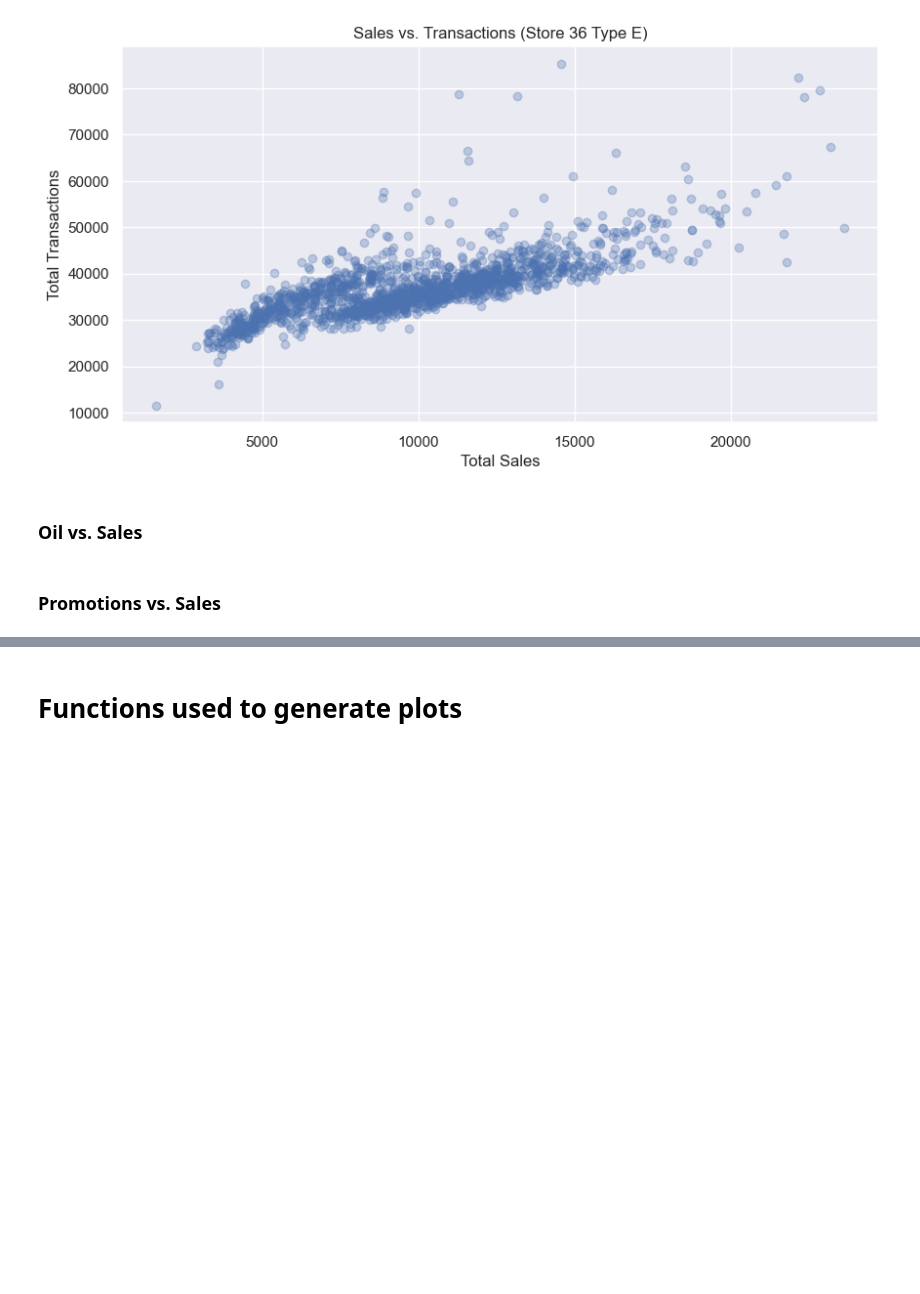
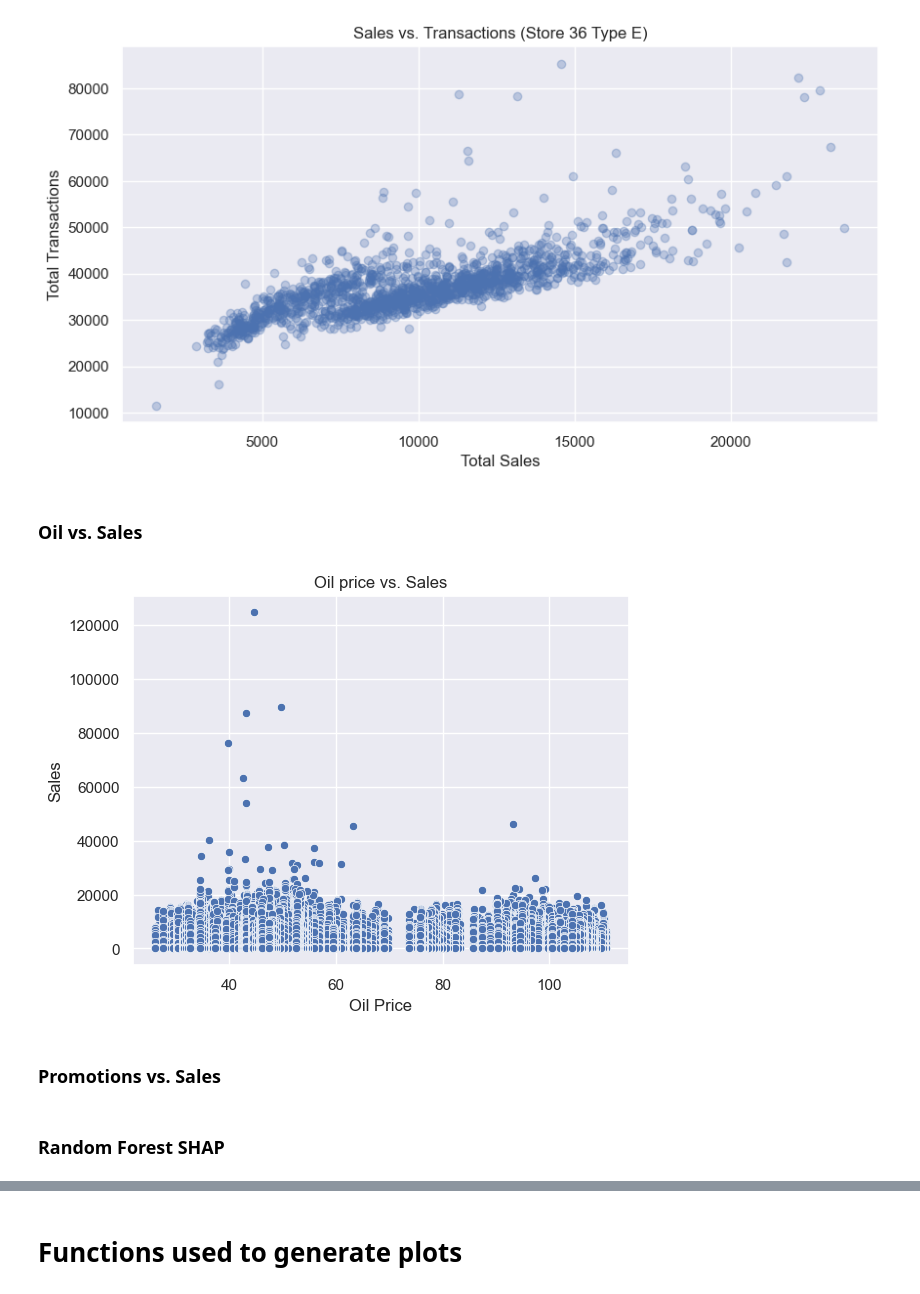
Before and after one commit to arielxinsu/Erdos_Grocery_Sales, a Jupyter notebook: Master/3. EDA.ipynb, the cells around one changed output, grey strips where cells are left out. Cells and saved outputs as stored; diff of their text form; code cells hidden in the pictures; blank space fills up the shorter version.

```diff
--- a/Master/3. EDA.ipynb
+++ b/Master/3. EDA.ipynb
@@ -17,7 +21,9 @@ Import the merged training data.
 # %%
 X = pd.read_csv('../data/merged_train.csv')
     # null values occur for missing holiday names (if there is no holiday happening)
-    # or for missing boolean value for 'transferred' (if there is no holiday happening)
+    # or for missing values in 'transferred' (if there is no holiday happening)
+
+X['date'] = pd.to_datetime(X['date'])
 # %% [markdown]
 Here we:
 
@@ -128,5 +140,23 @@ sample_sales_vs_transactions()
 [figure]
 # %% [markdown]
 ### Oil vs. Sales
+# %%
+# Plot mean sales by store
+sns.scatterplot(x=X.oil, y=X.sales)
+
+# Format title and axes
+plt.title('Oil price vs. Sales')
+plt.xlabel('Oil Price')
+plt.ylabel('Sales')
+
+#plt.xticks(ticks=store_numbers, labels=store_numbers)
+#plt.yticks(ticks=[100*i for i in range(12)], labels=[100*i for i in range(12)])
+
+# Display the plot
+plt.show()
+# %% [output]
+[figure, added]
 # %% [markdown]
 ### Promotions vs. Sales
+# %% [markdown]
+### Random Forest SHAP
```
Also changed, not shown: parts of 14 cells of this notebook, 1 other file.
